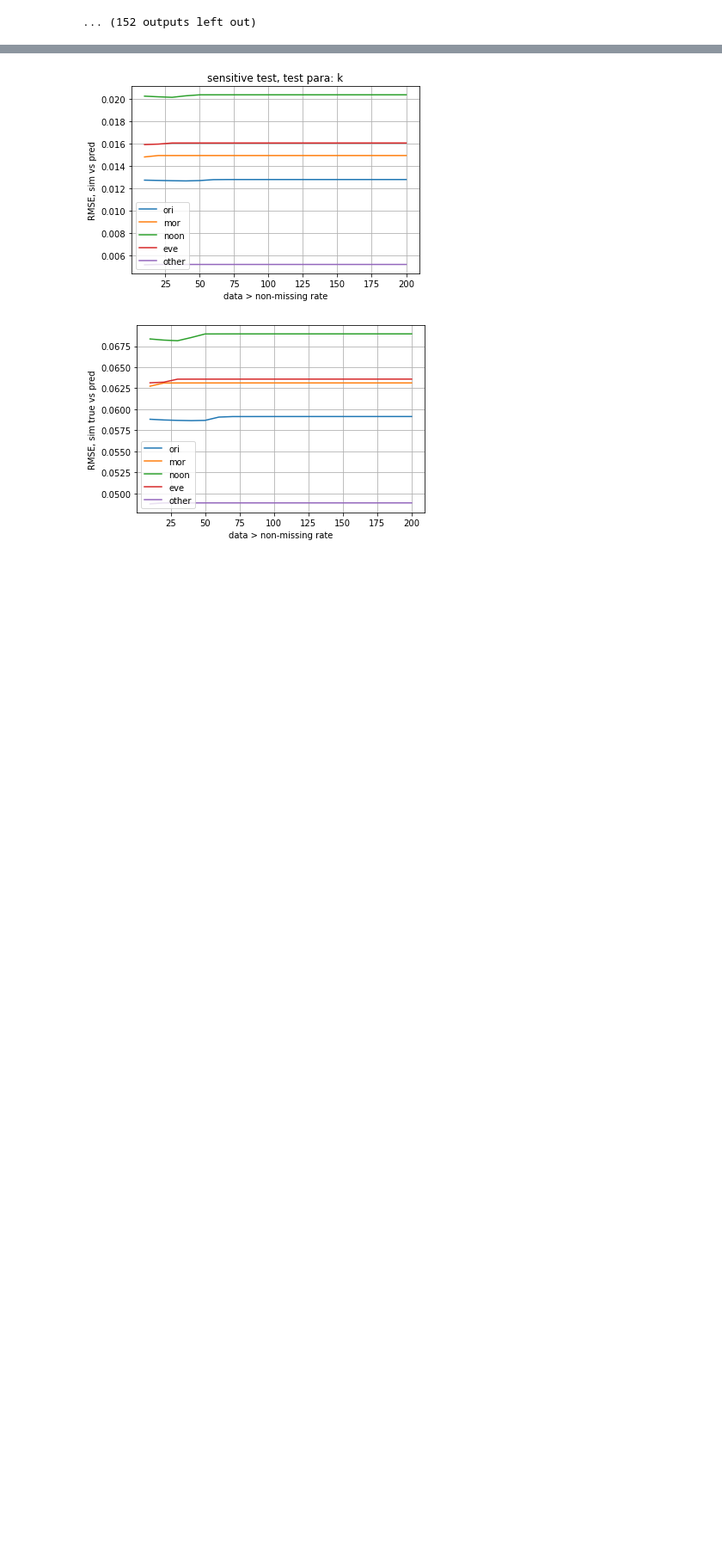
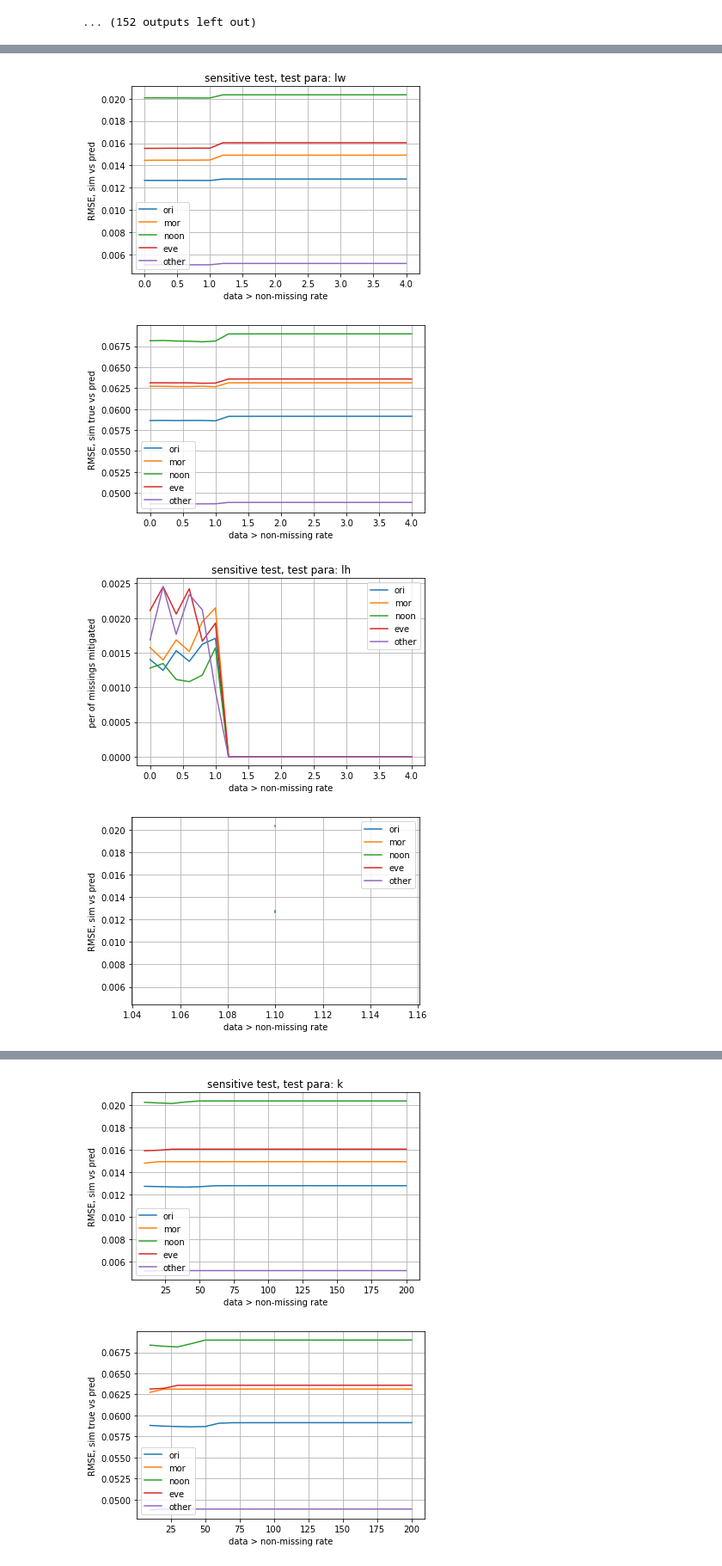
Before and after one commit to Yiran6/app_baseddata_processing, a Jupyter notebook: app_based_algorithm_test.ipynb, the cells around one changed output, grey strips where cells are left out. Shown at 86% size. Saved outputs shown, nothing was run; the diff lists cells and outputs as text; code cells hidden in the pictures; blank space fills up the shorter version.

Commit message:
sensitive results update

```diff
--- a/app_based_algorithm_test.ipynb
+++ b/app_based_algorithm_test.ipynb
@@ -1856,6 +1974,11 @@ idx = plot_paras_sensitive(test_aW_nmf, list(np.array(aW_nmf)[:, 1]), 'aW', idx)
 idx = plot_paras_sensitive(test_aH_nmf, list(np.array(aH_nmf)[:, 2]), 'aH', idx)
 idx = plot_paras_sensitive(test_l1r_nmf, list(np.array(l1_ratio_nmf)[:, 3]), 'l1_ratio', idx)
 # %%
-idx = plot_paras_sensitive(test_lw_bmf, list(np.array(lw_nmf)[:, 1]), 'lw', 1)
-idx = plot_paras_sensitive(test_lh_bmf, list(np.array(lw_nmf)[:, 2]), 'lh', idx)
-idx = plot_paras_sensitive(test_lwlh_bmf, list(np.array(lw_nmf)[:, 1]), 'lwlh', idx)
+idx = plot_paras_sensitive(test_lw_bmf, list(np.array(lw_bmf)[:, 1]), 'lw', 1)
+idx = plot_paras_sensitive(test_lh_bmf, list(np.array(lw_bmf)[:, 2]), 'lh', idx)
+idx = plot_paras_sensitive(test_lwlh_bmf, list(np.array(lw_bmf)[:, 1]), 'lwlh', idx)
+# %% [output]
+[figure, added]
+[figure, added]
+[figure, added]
+[figure, added]
```
Also changed, not shown: parts of 4 cells of this notebook.
